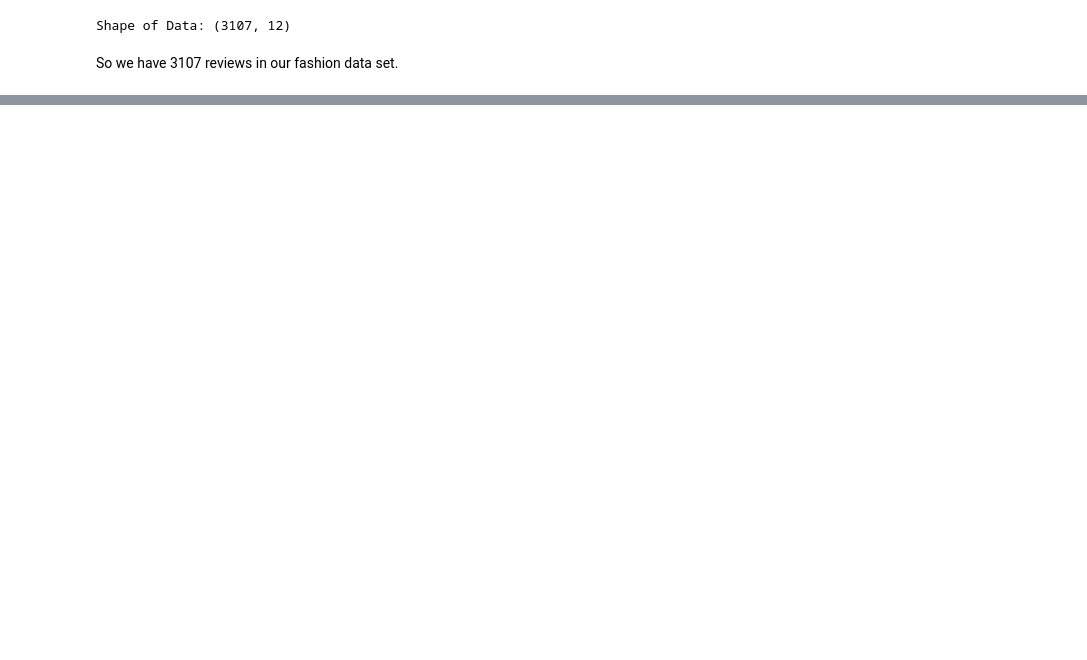
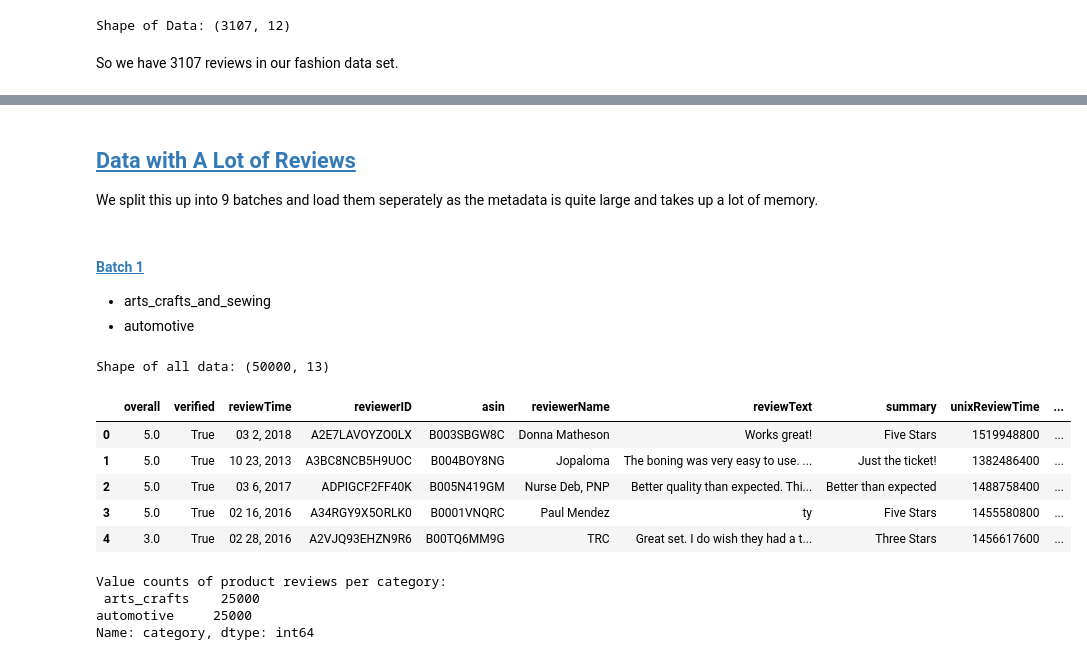
Before and after one commit to pavsingh7/Masters-Dissertation, a Jupyter notebook: Code/data_load.ipynb, the cells around one changed output, grey strips where cells are left out. Saved outputs shown, nothing was run; the diff lists cells and outputs as text; code cells hidden in the pictures; blank space fills up the shorter version.

Commit message:
added metadata code

```diff
--- a/Code/data_load.ipynb
+++ b/Code/data_load.ipynb
@@ -346,0 +238,9 @@ data_meta.to_csv('metadata_all.csv')
+# %%
+# metadata
+def read_matching_metadata(filename, category, product_ids):
+    with open(filename, 'r') as file:
+        for line in file:
+            data = json.loads(line)
+            if data['asin'] in product_ids:
+                data['category'] = category
+                yield data
@@ -346,0 +351,46 @@ data_meta.to_csv('metadata_all.csv')
+# %% [markdown]
+## <a id='toc4_2_'></a>[Data with A Lot of Reviews](#toc0_)
+
+We split this up into 9 batches and load them seperately as the metadata is quite large and takes up a lot of memory.
+# %% [markdown]
+#### <a id='toc4_2_1_1_'></a>[Batch 1](#toc0_)
+
+- arts_crafts_and_sewing
+- automotive
+# %%
+# loading the review data!
+
+data = []
+
+arts_crafts = "/Users/pavansingh/Desktop/Amazon Review Data/Arts_Crafts_and_Sewing_5.json"
+automotive = "/Users/pavansingh/Desktop/Amazon Review Data/Automotive_5.json"
+
+# load each file and join into dataframe
+for category, filename in [('arts_crafts', arts_crafts), ('automotive', automotive)]:
+    for selected_data in read_file(filename, category):
+        data.append(selected_data)
+
+# make it into a dataframe
+data = pd.DataFrame(data)
+
+# show the dataframe
+print("Shape of all data:", data.shape)
+display(data.head(5))
+
+# save data_with_less_reviews to csv called few_revs.csv in folder Data
+data.to_csv('Data/revs_batch1.csv')
+
+# category value counts
+print("Value counts of product reviews per category:\n",data['category'].value_counts())
+# %% [output]
+Shape of all data: (50000, 13)
+|  | overall | verified | reviewTime | reviewerID | asin | reviewerName | reviewText | summary | unixReviewTime | ... |
+| 0 | 5.0 | True | 03 2, 2018 | A2E7LAVOYZO0LX | B003SBGW8C | Donna Matheson | Works great! | Five Stars | 1519948800 | ... |
+| 1 | 5.0 | True | 10 23, 2013 | A3BC8NCB5H9UOC | B004BOY8NG | Jopaloma | The boning was very easy to use. ... | Just the ticket! | 1382486400 | ... |
+| 2 | 5.0 | True | 03 6, 2017 | ADPIGCF2FF40K | B005N419GM | Nurse Deb, PNP | Better quality than expected. Thi... | Better than expected | 1488758400 | ... |
+| 3 | 5.0 | True | 02 16, 2016 | A34RGY9X5ORLK0 | B0001VNQRC | Paul Mendez | ty | Five Stars | 1455580800 | ... |
+| 4 | 3.0 | True | 02 28, 2016 | A2VJQ93EHZN9R6 | B00TQ6MM9G | TRC | Great set. I do wish they had a t... | Three Stars | 1456617600 | ... |
+Value counts of product reviews per category:
+ arts_crafts    25000
+automotive     25000
+Name: category, dtype: int64
```
Also changed, not shown: parts of 62 cells of this notebook, 5 other files.
